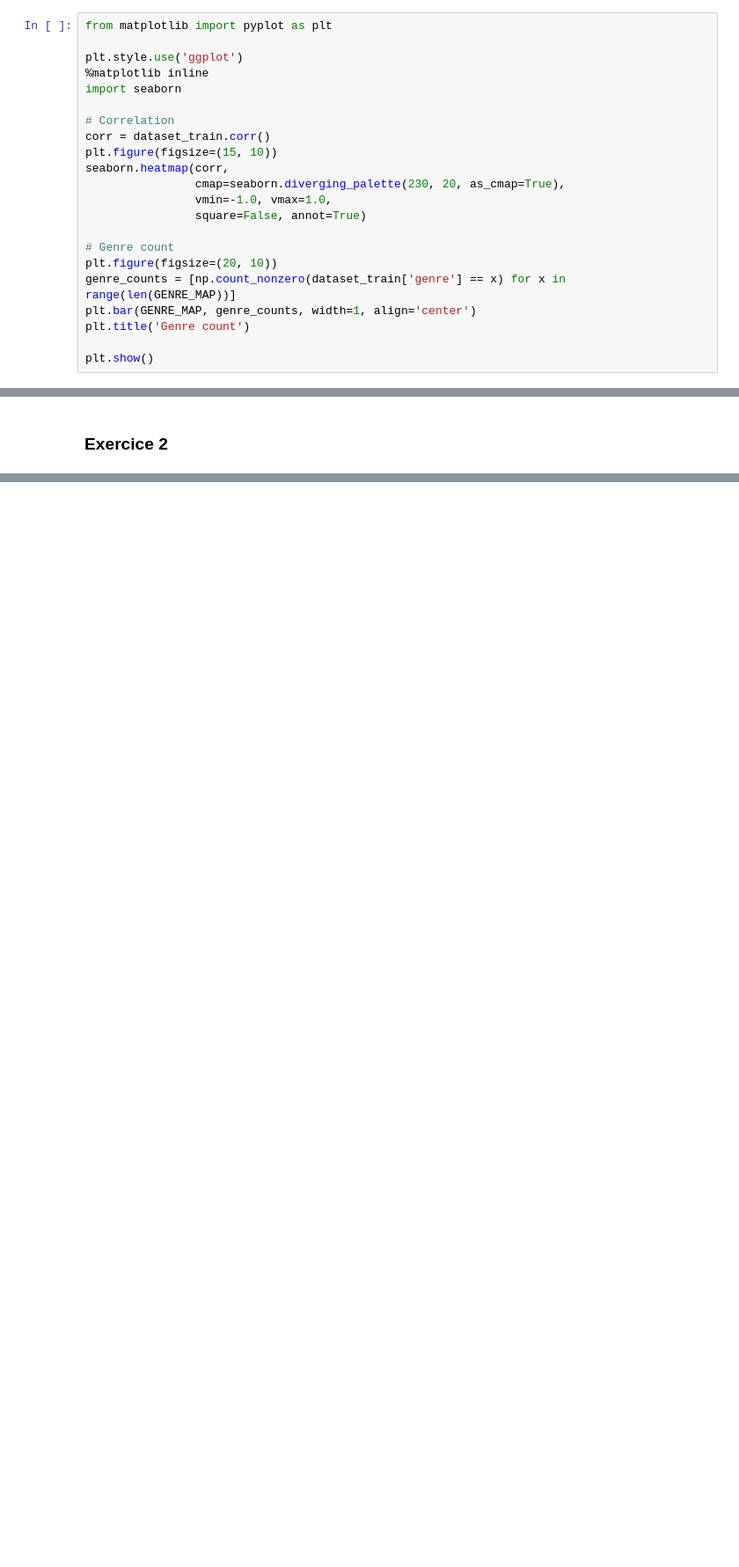
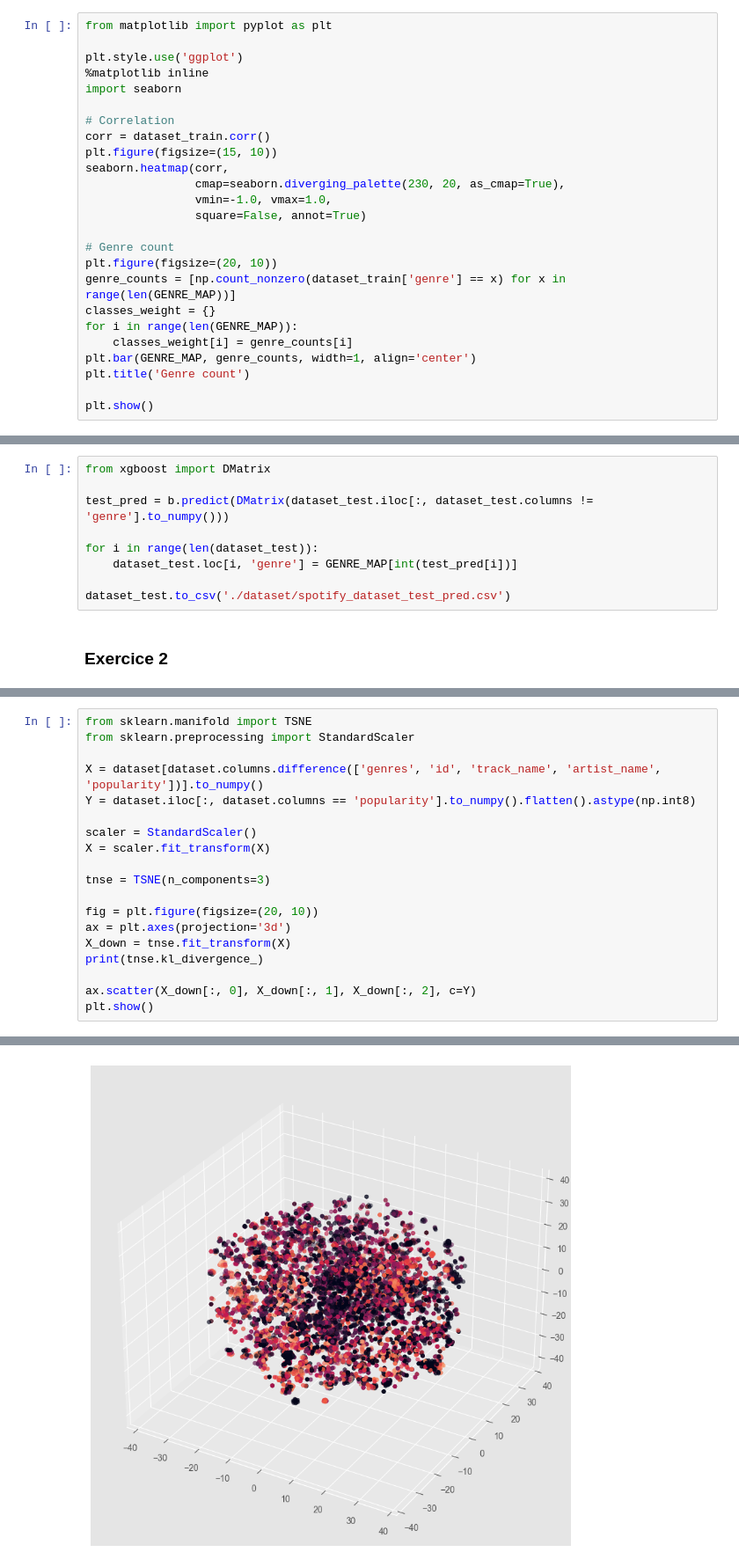
Before and after one commit to 21repierre/projet_sdata, a Jupyter notebook: main.ipynb, the cells around one changed output, grey strips where cells are left out. Shown at 88% size. Drawn from its saved outputs; the diff is of its cells as text; blank space fills up the shorter version.

```diff
--- a/main.ipynb
+++ b/main.ipynb
@@ -97,6 +97,9 @@ seaborn.heatmap(corr,
 # Genre count
 plt.figure(figsize=(20, 10))
 genre_counts = [np.count_nonzero(dataset_train['genre'] == x) for x in range(len(GENRE_MAP))]
+classes_weight = {}
+for i in range(len(GENRE_MAP)):
+    classes_weight[i] = genre_counts[i]
 plt.bar(GENRE_MAP, genre_counts, width=1, align='center')
 plt.title('Genre count')
 
@@ -573,3 +720,12 @@ NameError: name 'best_trial' is not defined
+# %%
+from xgboost import DMatrix
+
+test_pred = b.predict(DMatrix(dataset_test.iloc[:, dataset_test.columns != 'genre'].to_numpy()))
+
+for i in range(len(dataset_test)):
+    dataset_test.loc[i, 'genre'] = GENRE_MAP[int(test_pred[i])]
+
+dataset_test.to_csv('./dataset/spotify_dataset_test_pred.csv')
 # %% [markdown]
 ### Exercice 2
 # %%
@@ -604,0 +805,20 @@ print(dataset.columns)
+# %%
+from sklearn.manifold import TSNE
+from sklearn.preprocessing import StandardScaler
+
+X = dataset[dataset.columns.difference(['genres', 'id', 'track_name', 'artist_name', 'popularity'])].to_numpy()
+Y = dataset.iloc[:, dataset.columns == 'popularity'].to_numpy().flatten().astype(np.int8)
+
+scaler = StandardScaler()
+X = scaler.fit_transform(X)
+
+tnse = TSNE(n_components=3)
+
+fig = plt.figure(figsize=(20, 10))
+ax = plt.axes(projection='3d')
+X_down = tnse.fit_transform(X)
+print(tnse.kl_divergence_)
+
+ax.scatter(X_down[:, 0], X_down[:, 1], X_down[:, 2], c=Y)
+plt.show()
+# %% [output]
@@ -605,2 +826,3 @@ print(dataset.columns)
+[figure, added]
 # %%
 from sklearn.preprocessing import StandardScaler
```
Also changed, not shown: parts of 17 cells of this notebook, 2 other files.
